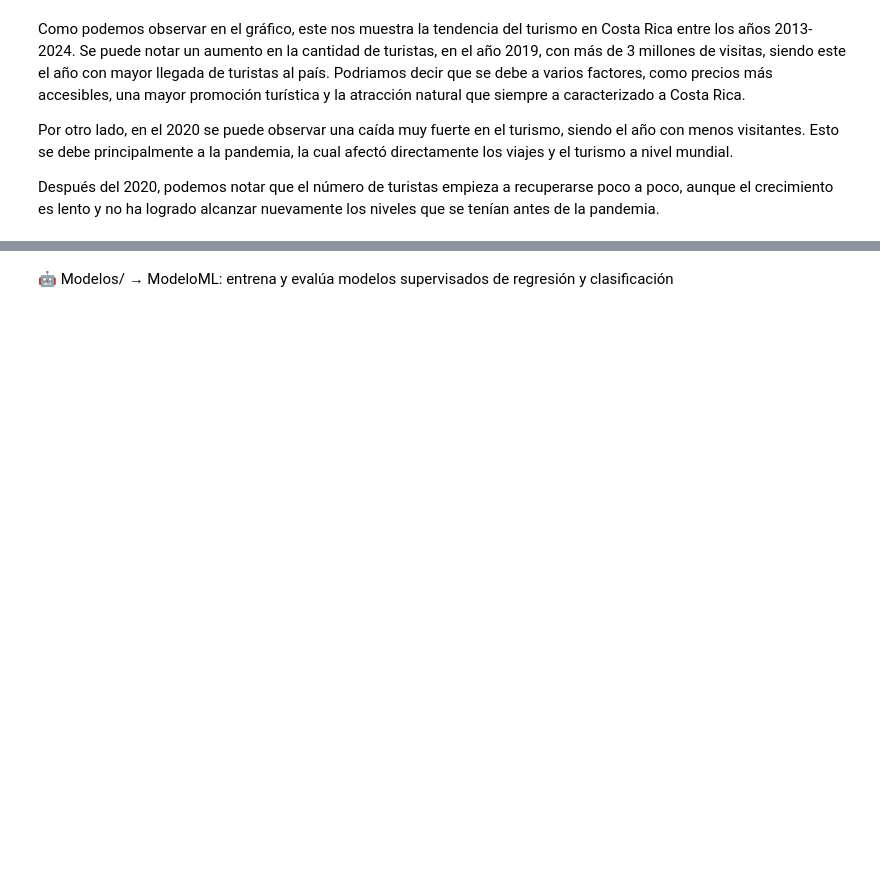
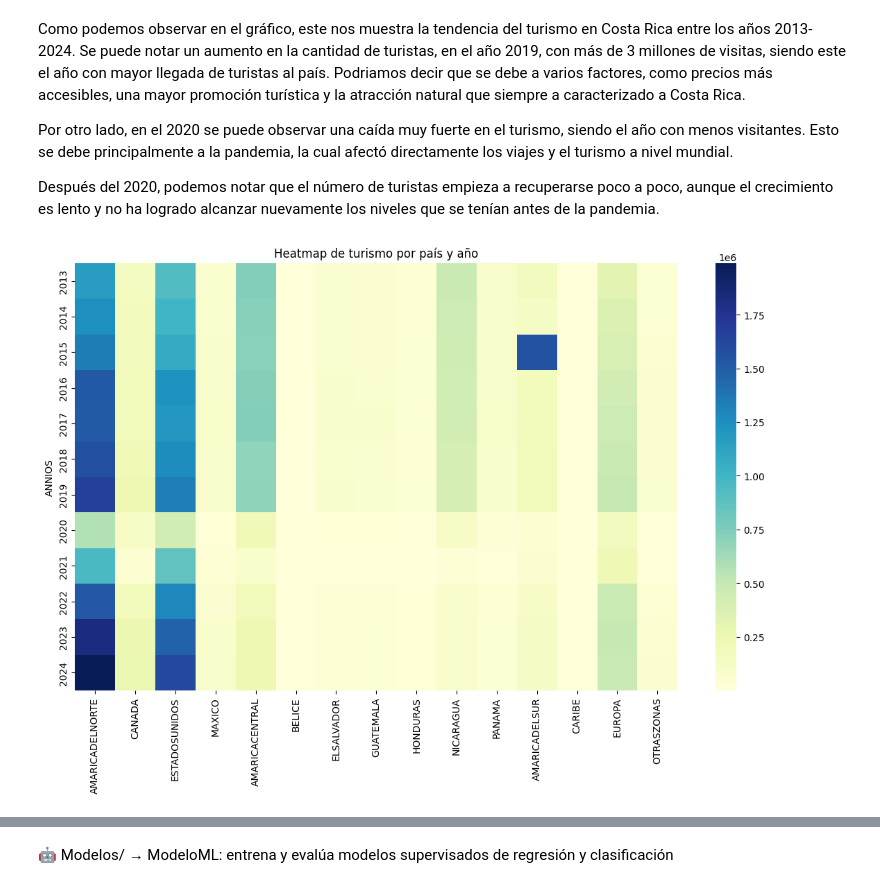
Before and after one commit to SharonOG23/ProyectoFinal_PrograII_SMEK, a Jupyter notebook: notebooks/exploracion_inicial.ipynb, the cells around one changed output, grey strips where cells are left out. Cells and saved outputs as stored; diff of their text form; code cells hidden in the pictures; blank space fills up the shorter version.

```diff
--- a/notebooks/exploracion_inicial.ipynb
+++ b/notebooks/exploracion_inicial.ipynb
@@ -60,3 +60,10 @@ Como podemos observar en el gráfico, este nos muestra la tendencia del turismo
 Por otro lado, en el 2020 se puede observar una caída muy fuerte en el turismo, siendo el año con menos visitantes. Esto se debe principalmente a la pandemia, la cual afectó directamente los viajes y el turismo a nivel mundial.
 
 Después del 2020, podemos notar que el número de turistas empieza a recuperarse poco a poco, aunque el crecimiento es lento y no ha logrado alcanzar nuevamente los niveles que se tenían antes de la pandemia.
+# %%
+#heatmap_paises
+ruta_mapa3= r"..\data\processed\turismo_anios_clean.csv"
+viz_mapa_03 = visualizador(ruta_mapa3)
+viz_mapa_03.heatmap_paises()
+# %% [output]
+[figure, added]
```
Also changed, not shown: parts of 5 cells of this notebook.
